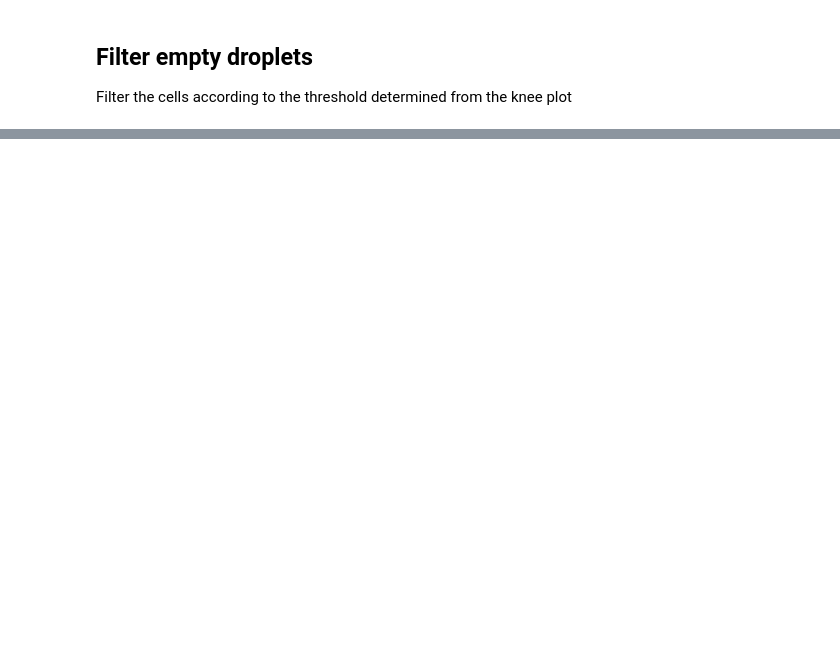
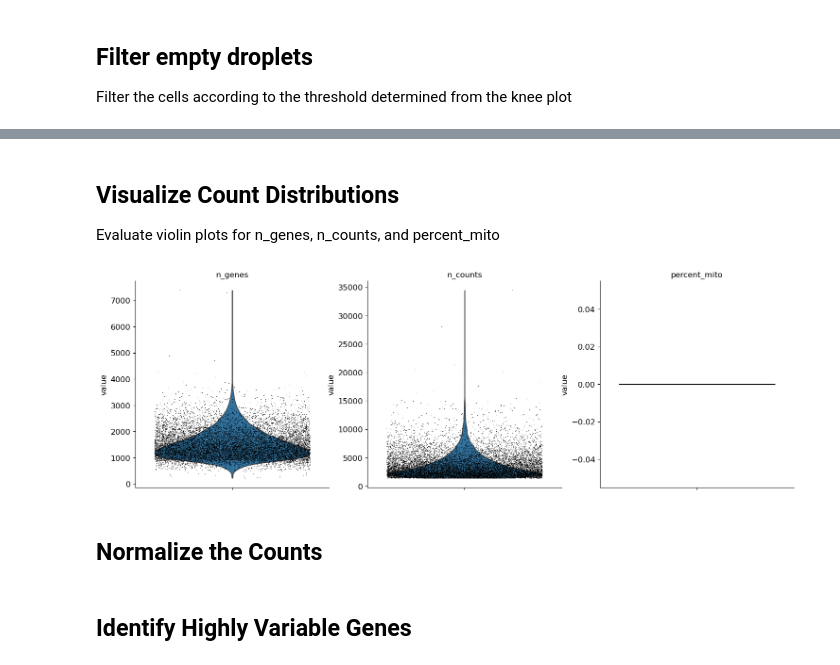
Before and after one commit to owenzel/neuro120-project, a Jupyter notebook: Stroke.ipynb, the cells around one changed output, grey strips where cells are left out. Cells and saved outputs as stored; diff of their text form; code cells hidden in the pictures; blank space fills up the shorter version.

```diff
--- a/Stroke.ipynb
+++ b/Stroke.ipynb
@@ -150,0 +157,6 @@ AnnData object with n_obs × n_vars = 9 × 27998
+# %%
+# Calculate total counts per cell
+total_counts_per_cell = adata_stroke1.X.sum(axis=1).A1
+
+# Add 'n_counts' annotation to obs
+adata_stroke1.obs['n_counts'] = total_counts_per_cell
@@ -150,0 +166,3 @@ AnnData object with n_obs × n_vars = 9 × 27998
+# %%
+mito_ensembl_ids = sc.queries.mitochondrial_genes("mmusculus", attrname="ensembl_gene_id")
+# fff
@@ -150,0 +242,9 @@ AnnData object with n_obs × n_vars = 9 × 27998
+# %% [markdown]
+## Visualize Count Distributions
+Evaluate violin plots for n_genes, n_counts, and percent_mito
+# %%
+sc.pl.violin(adata_stroke1, ['n_genes', 'n_counts', 'percent_mito'], jitter=0.4, multi_panel=True)
+# %% [output]
+[figure, added]
+# %% [markdown]
+## Normalize the Counts
@@ -150,0 +254,2 @@ AnnData object with n_obs × n_vars = 9 × 27998
+# %% [markdown]
+## Identify Highly Variable Genes
```
Also changed, not shown: parts of 19 cells of this notebook, 1 other file.
